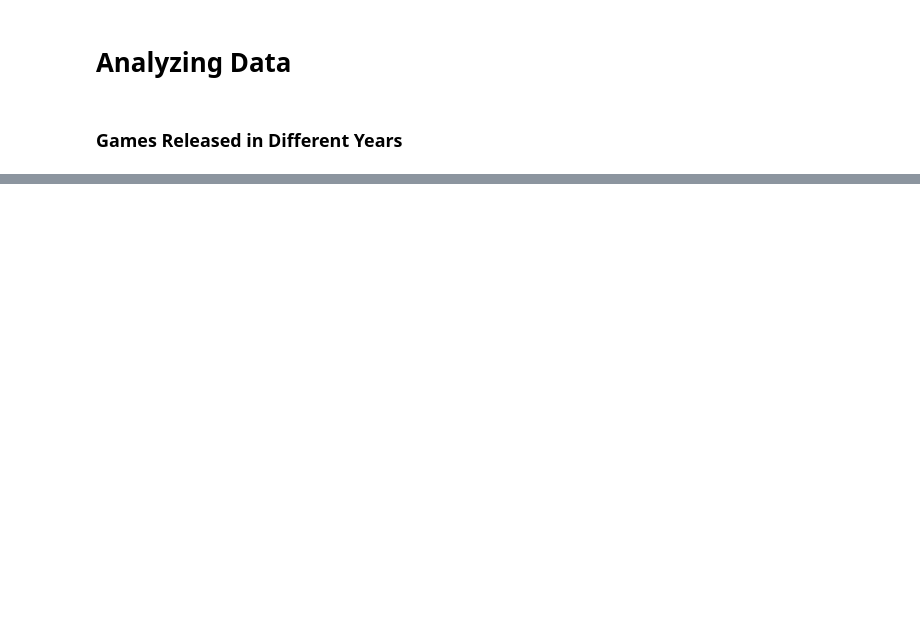
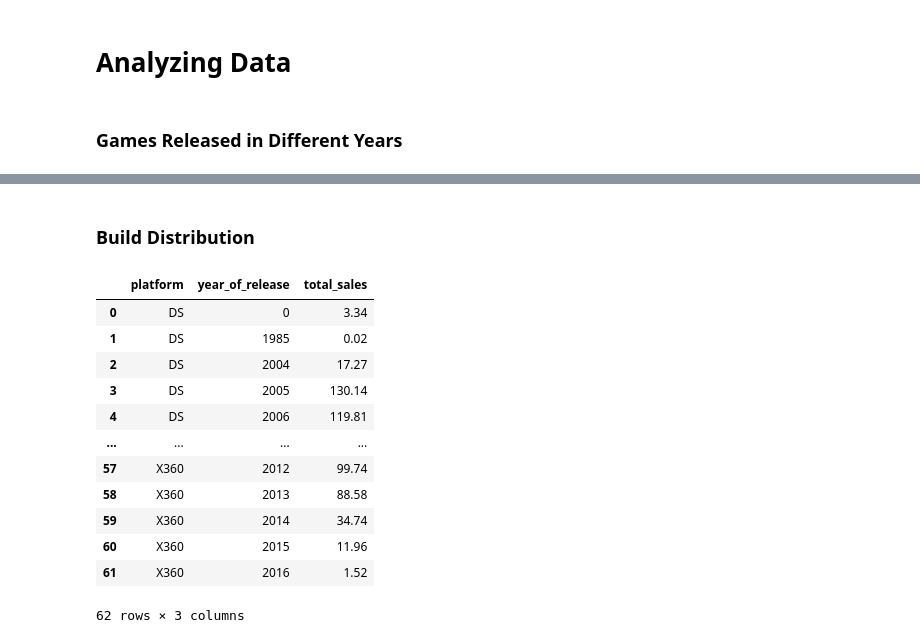
Before and after one commit to xevihaqeel/GameData, a Jupyter notebook: VideoGameDataAnalysis.ipynb, the cells around one changed output, grey strips where cells are left out. Saved outputs shown, nothing was run; the diff lists cells and outputs as text; code cells hidden in the pictures; blank space fills up the shorter version.

```diff
--- a/VideoGameDataAnalysis.ipynb
+++ b/VideoGameDataAnalysis.ipynb
@@ -127,0 +146,19 @@ plt.show()
+# %% [markdown]
+### Build Distribution
+# %%
+distribution = games[games['platform'].isin(top_platforms.index)].groupby(['platform','year_of_release'])['total_sales'].sum().reset_index()
+display(distribution)
+# %% [output]
+|  | platform | year_of_release | total_sales |
+| 0 | DS | 0 | 3.34 |
+| 1 | DS | 1985 | 0.02 |
+| 2 | DS | 2004 | 17.27 |
+| 3 | DS | 2005 | 130.14 |
+| 4 | DS | 2006 | 119.81 |
+| ... | ... | ... | ... |
+| 57 | X360 | 2012 | 99.74 |
+| 58 | X360 | 2013 | 88.58 |
+| 59 | X360 | 2014 | 34.74 |
+| 60 | X360 | 2015 | 11.96 |
+| 61 | X360 | 2016 | 1.52 |
+62 rows × 3 columns
```
Also changed, not shown: parts of 23 cells of this notebook.
